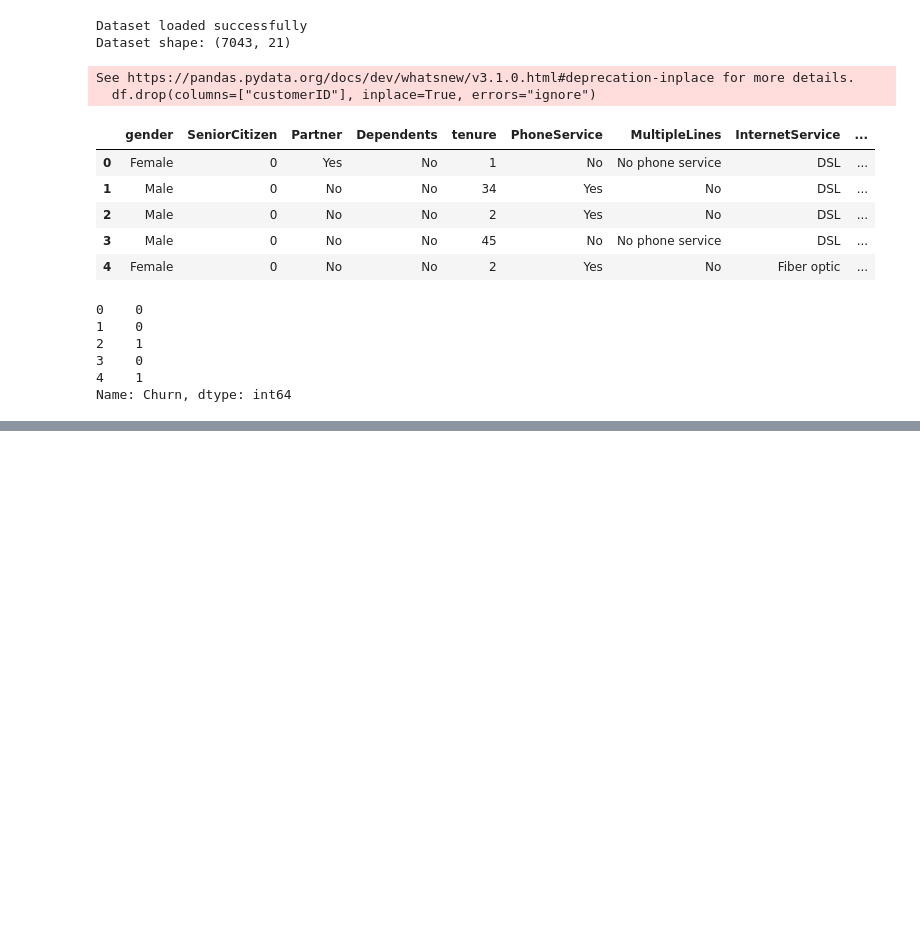
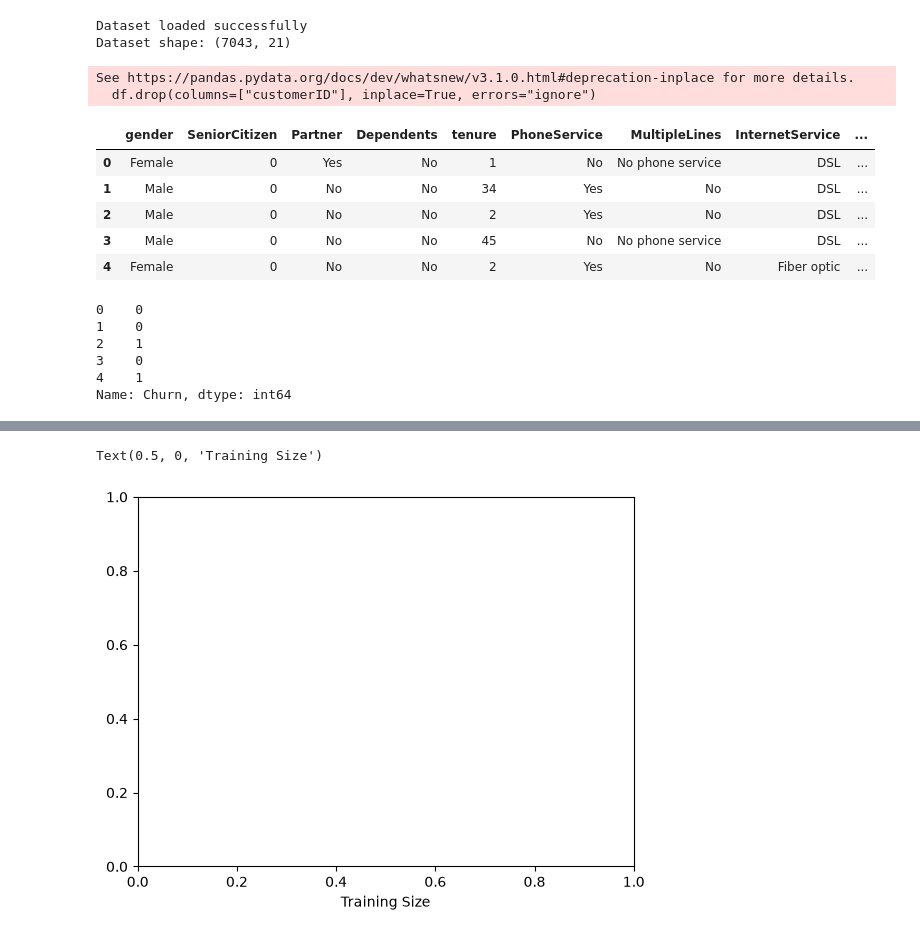
Before and after one commit to Rupam-Mondal/Retail_Mind, a Jupyter notebook: notebooks/champion_model.ipynb, the cells around one changed output, grey strips where cells are left out. Cells and saved outputs as stored; diff of their text form; code cells hidden in the pictures; blank space fills up the shorter version.

```diff
--- a/notebooks/champion_model.ipynb
+++ b/notebooks/champion_model.ipynb
@@ -259,0 +408,5 @@ joblib.dump(tuned_rf , "../models/churn_v3.joblib")
+# %%
+plt.xlabel("Training Size")
+# %% [output]
+Text(0.5, 0, 'Training Size')
+[figure, added]
```
Also changed, not shown: parts of 34 cells of this notebook.
